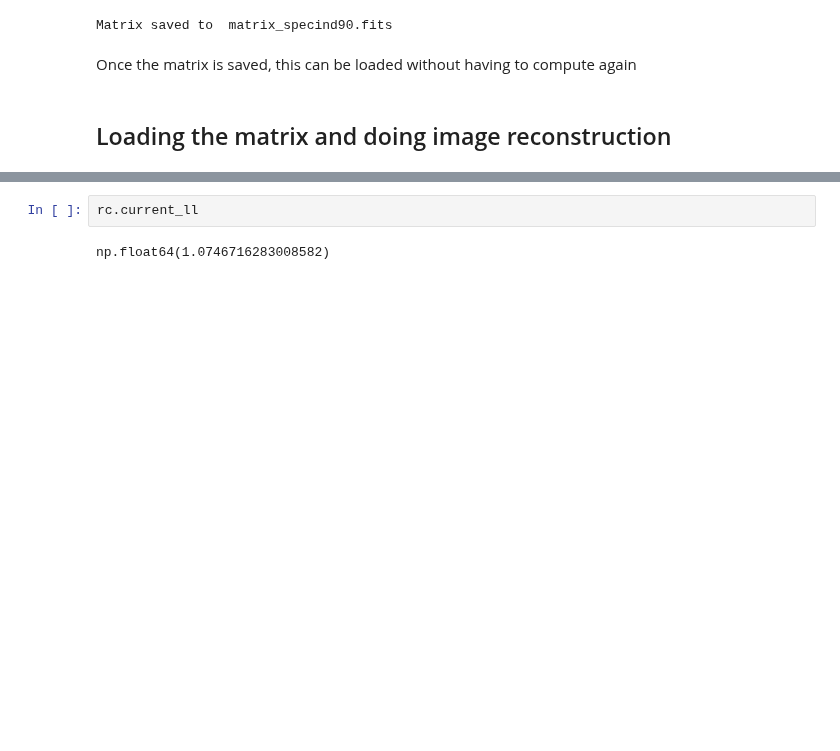
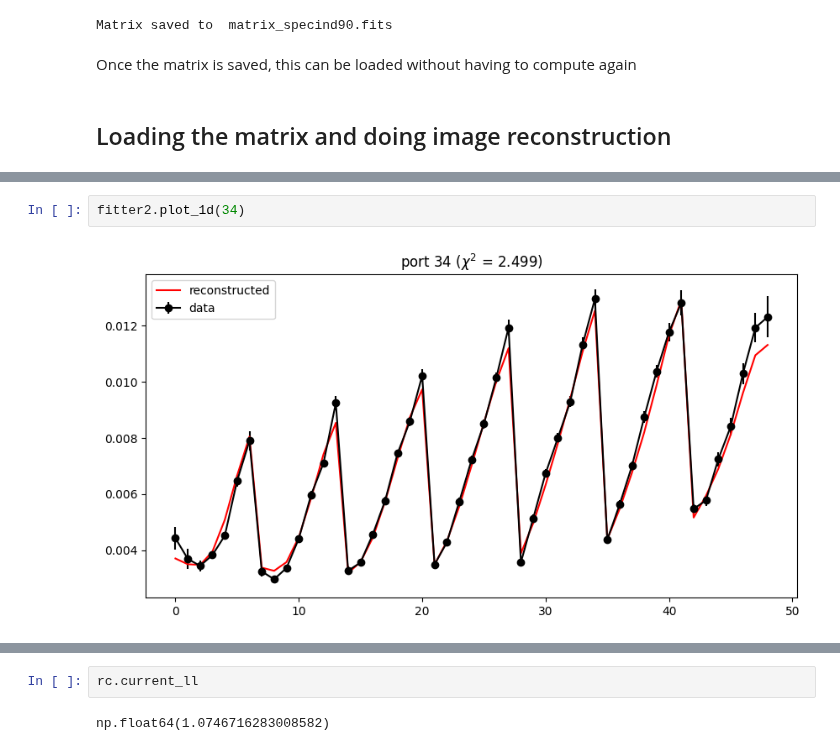
Before and after one commit to YooJung-Kim/PLred, a Jupyter notebook: PLred/examples/example_image_reconstruction/example_image_reconstruction.ipynb, the cells around one changed output, grey strips where cells are left out. Saved outputs shown, nothing was run; the diff lists cells and outputs as text; blank space fills up the shorter version.

```diff
--- a/PLred/examples/example_image_reconstruction/example_image_reconstruction.ipynb
+++ b/PLred/examples/example_image_reconstruction/example_image_reconstruction.ipynb
@@ -75,0 +79,4 @@ Done
+# %%
+fitter2.plot_1d(34)
+# %% [output]
+[figure, added]
```
Also changed, not shown: parts of 29 cells of this notebook, 4 other files.
